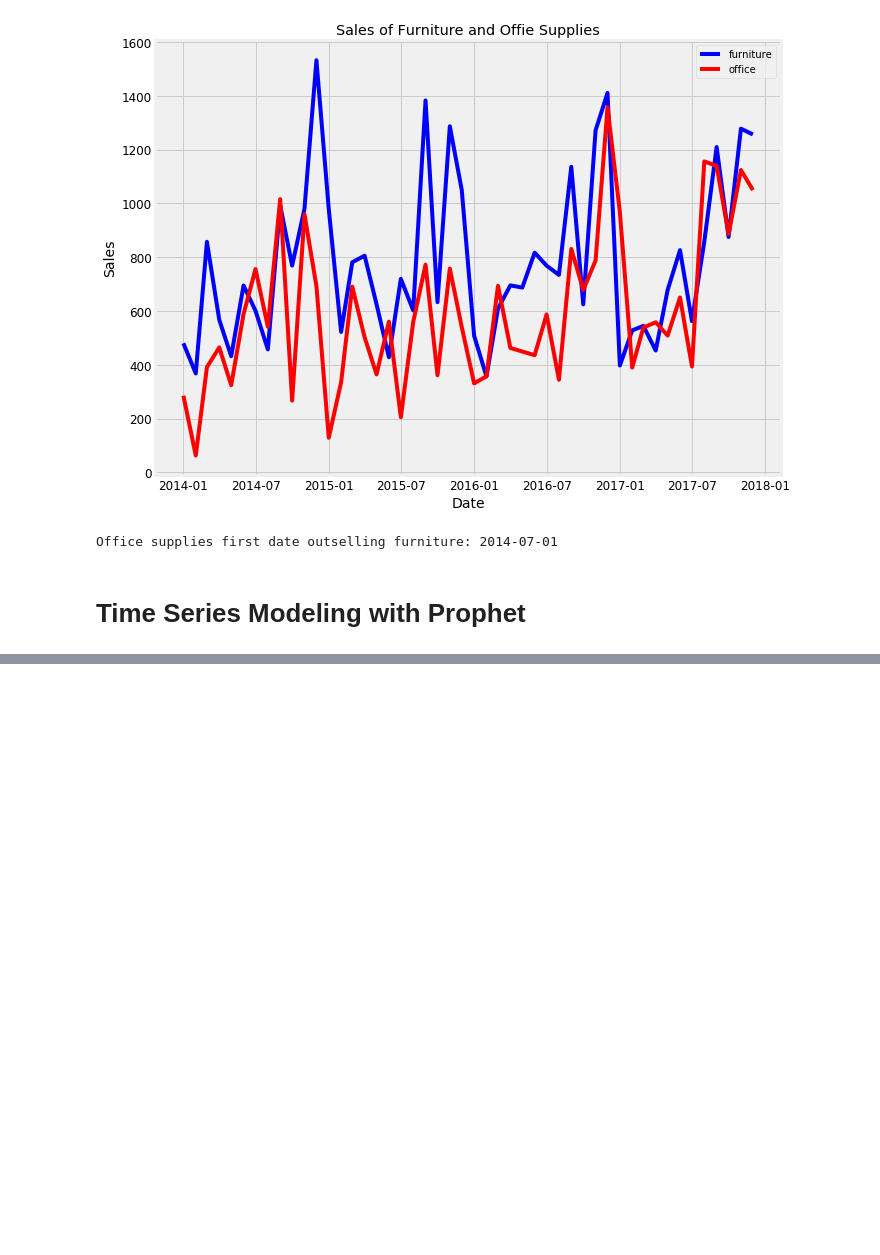
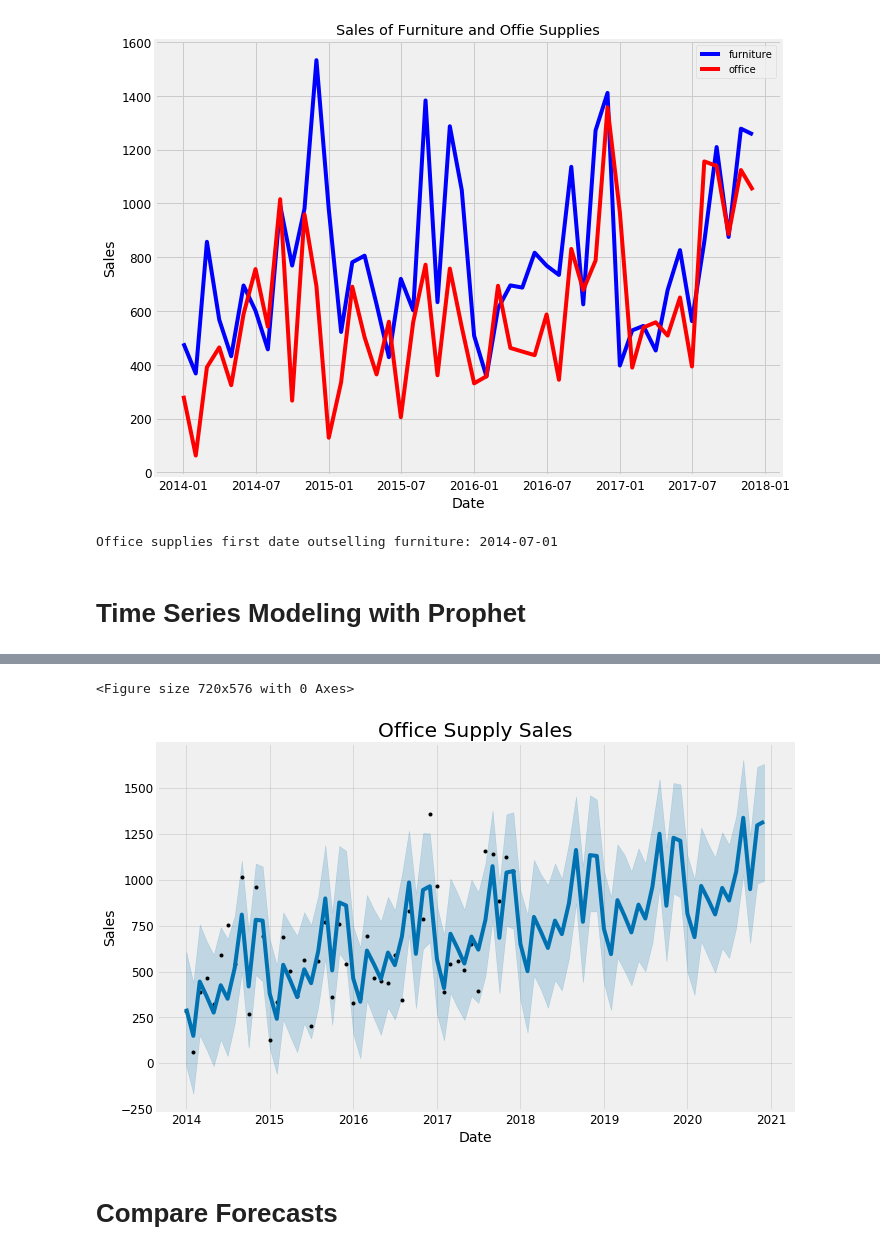
Before and after one commit to damiansp/ML, a Jupyter notebook: python/TS/end_to_end_TS_forecasting.py.ipynb, the cells around one changed output, grey strips where cells are left out. Cells and saved outputs as stored; diff of their text form; code cells hidden in the pictures; blank space fills up the shorter version.

```diff
--- a/python/TS/end_to_end_TS_forecasting.py.ipynb
+++ b/python/TS/end_to_end_TS_forecasting.py.ipynb
@@ -294,0 +304,4 @@ Office supplies first date outselling furniture: 2014-07-01
+# %%
+office = office.rename(columns={'Order Date': 'ds', 'Sales': 'y'})
+office_model = Prophet(interval_width=0.95)
+office_model.fit(office)
@@ -294,0 +326,9 @@ Office supplies first date outselling furniture: 2014-07-01
+# %%
+plt.figure(figsize=(10, 8));
+office_model.plot(office_forecast, xlabel='Date', ylabel='Sales');
+plt.title('Office Supply Sales');
+# %% [output]
+<Figure size 720x576 with 0 Axes>
+[figure, added]
+# %% [markdown]
+# Compare Forecasts
```
Also changed, not shown: parts of 6 cells of this notebook.
